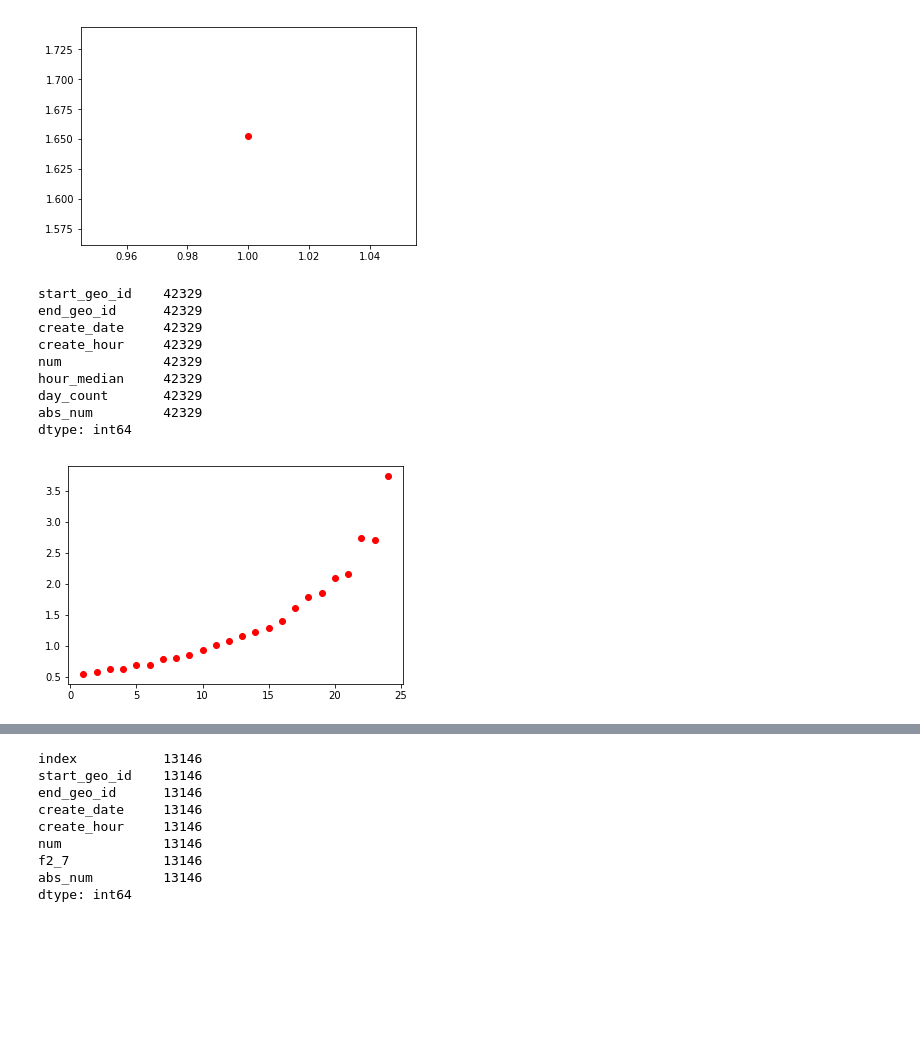
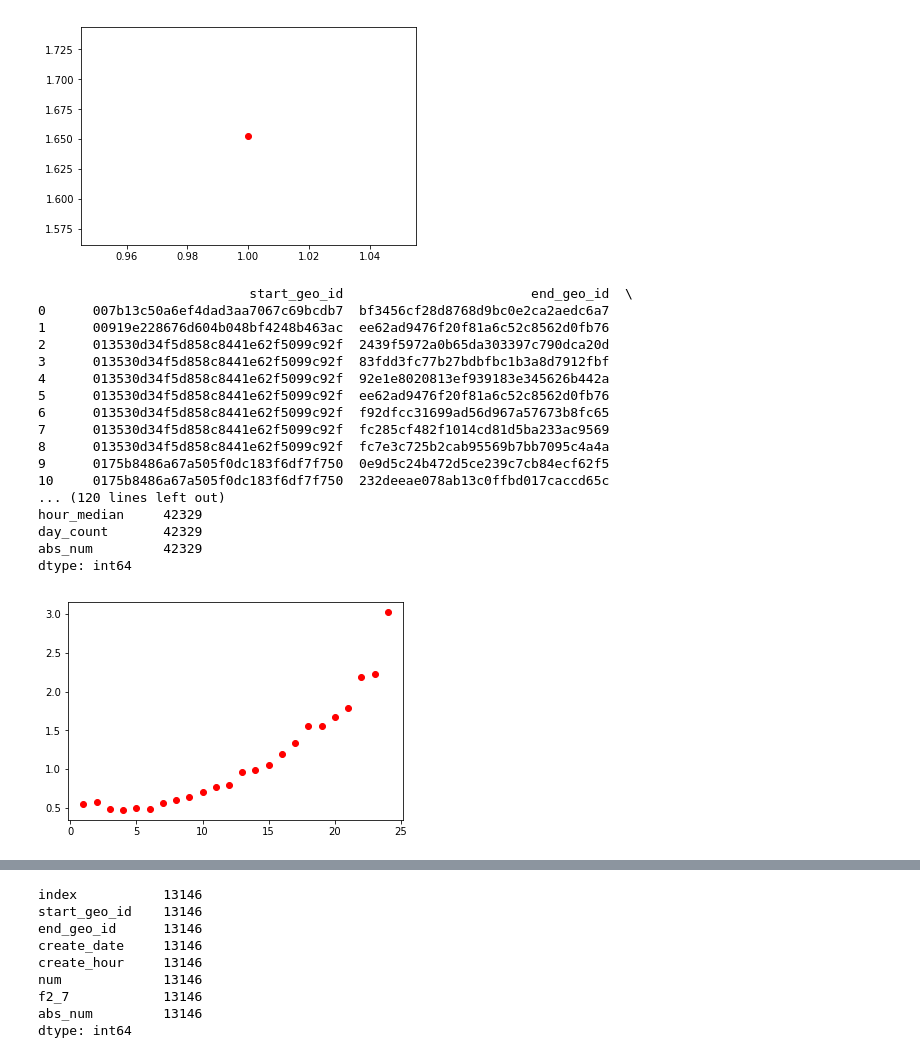
Before and after one commit to BravoPaul/uai_code, a Jupyter notebook: Untitled.ipynb, the cells around one changed output, grey strips where cells are left out. Cells and saved outputs as stored; diff of their text form; code cells hidden in the pictures; blank space fills up the shorter version.

```diff
--- a/Untitled.ipynb
+++ b/Untitled.ipynb
@@ -185,34 +193,42 @@ dtype: int64
 # %%
 # 用中位数衡量
 july_order_train_sigle = july_order_train[['start_geo_id','end_geo_id','create_date','create_hour']].drop_duplicates()
 f1_tmp_0 = july_order_train_sigle[july_order_train_sigle['create_date']<='2017-07-24'].groupby(['start_geo_id','end_geo_id','create_hour'],as_index=False)['create_date'].agg({'day_count':'count'})
 f1_tmp_1 = july_order_train[july_order_train['create_date']<='2017-07-24'].groupby(['start_geo_id','end_geo_id','create_date','create_hour'],as_index=False)['num'].agg({'hour_count':'sum'})
 # 这里有个非常牛逼的东西，就是改变mean，median，std ，min，max，分别计算对应的值
-f1_tmp_2 = f1_tmp_1.groupby(['start_geo_id','end_geo_id','create_hour'],as_index=False)['hour_count'].agg({'hour_median':'mean'})
+f1_tmp_2 = f1_tmp_1.groupby(['start_geo_id','end_geo_id','create_hour'],as_index=False)['hour_count'].agg({'hour_median':'median'})
 selected_data = july_order_test.copy()
 feature1 = pd.merge(selected_data,f1_tmp_2,on=['start_geo_id','end_geo_id','create_hour'],how='left')
 feature1 = pd.merge(feature1,f1_tmp_0,on=['start_geo_id','end_geo_id','create_hour'],how='left')
-
+print feature1
 
 feature1['abs_num'] = Series.abs(feature1['hour_median'] - feature1['num'])
 record = feature1[feature1['day_count']>0]
 print record.count()
 
 day_num_num_abs = record.groupby(['day_count'],as_index=False)['abs_num'].mean()
 import matplotlib.pyplot as plt
 plt.plot(day_num_num_abs['day_count'].values,day_num_num_abs['abs_num'].values, 'ro')
 plt.show()
 # %% [output]
-start_geo_id    42329
-end_geo_id      42329
-create_date     42329
-create_hour     42329
-num             42329
+                           start_geo_id                        end_geo_id  \
+0      007b13c50a6ef4dad3aa7067c69bcdb7  bf3456cf28d8768d9bc0e2ca2aedc6a7
+1      00919e228676d604b048bf4248b463ac  ee62ad9476f20f81a6c52c8562d0fb76
+2      013530d34f5d858c8441e62f5099c92f  2439f5972a0b65da303397c790dca20d
+3      013530d34f5d858c8441e62f5099c92f  83fdd3fc77b27bdbfbc1b3a8d7912fbf
+4      013530d34f5d858c8441e62f5099c92f  92e1e8020813ef939183e345626b442a
+5      013530d34f5d858c8441e62f5099c92f  ee62ad9476f20f81a6c52c8562d0fb76
+6      013530d34f5d858c8441e62f5099c92f  f92dfcc31699ad56d967a57673b8fc65
+7      013530d34f5d858c8441e62f5099c92f  fc285cf482f1014cd81d5ba233ac9569
+8      013530d34f5d858c8441e62f5099c92f  fc7e3c725b2cab95569b7bb7095c4a4a
+9      0175b8486a67a505f0dc183f6df7f750  0e9d5c24b472d5ce239c7cb84ecf62f5
+10     0175b8486a67a505f0dc183f6df7f750  232deeae078ab13c0ffbd017caccd65c
+... (120 lines left out)
 hour_median     42329
 day_count       42329
 abs_num         42329
 dtype: int64
-[figure, old version]
+[figure, new version]
 # %%
 july_order_train_num_25_31 = july_order_train[july_order_train['create_date']>='2017-07-24']
 f2_tem_6 = july_order_train_num_25_31.copy()
```
Also changed, not shown: parts of 5 cells of this notebook, 4 other files.
